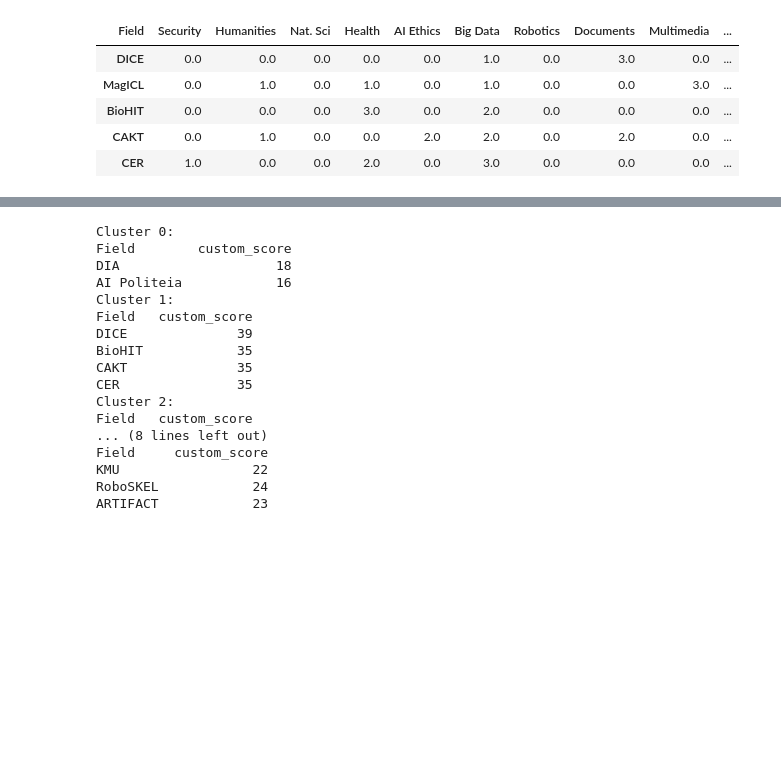
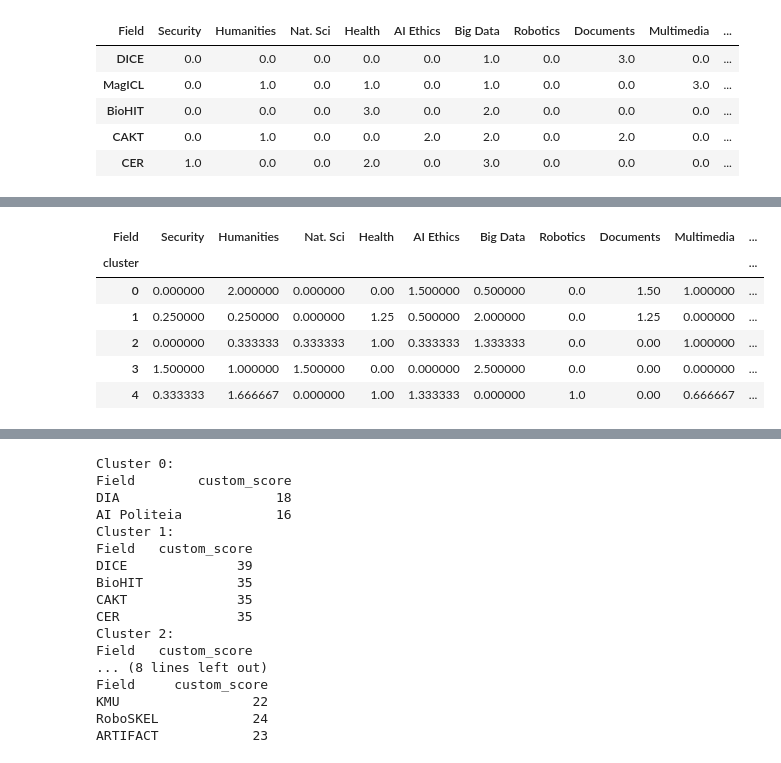
Before and after one commit to codegithubka/Deep-Autoencoder-Company-Segmentation, a Jupyter notebook: team_grouping_analysis.ipynb, the cells around one changed output, grey strips where cells are left out. Drawn from its saved outputs; the diff is of its cells as text; code cells hidden in the pictures; blank space fills up the shorter version.

```diff
--- a/team_grouping_analysis.ipynb
+++ b/team_grouping_analysis.ipynb
@@ -288,0 +302,11 @@ clustered_df = apply_clustering(df, num_clusters)
+# %%
+cluster_averages = clustered_df.groupby('cluster').mean().drop(columns='custom_score')
+cluster_averages.head()
+# %% [output]
+| Field | Security | Humanities | Nat. Sci | Health | AI Ethics | Big Data | Robotics | Documents | Multimedia | ... |
+| cluster |  |  |  |  |  |  |  |  |  | ... |
+| 0 | 0.000000 | 2.000000 | 0.000000 | 0.00 | 1.500000 | 0.500000 | 0.0 | 1.50 | 1.000000 | ... |
+| 1 | 0.250000 | 0.250000 | 0.000000 | 1.25 | 0.500000 | 2.000000 | 0.0 | 1.25 | 0.000000 | ... |
+| 2 | 0.000000 | 0.333333 | 0.333333 | 1.00 | 0.333333 | 1.333333 | 0.0 | 0.00 | 1.000000 | ... |
+| 3 | 1.500000 | 1.000000 | 1.500000 | 0.00 | 0.000000 | 2.500000 | 0.0 | 0.00 | 0.000000 | ... |
+| 4 | 0.333333 | 1.666667 | 0.000000 | 1.00 | 1.333333 | 0.000000 | 1.0 | 0.00 | 0.666667 | ... |
```
Also changed, not shown: parts of 8 cells of this notebook, 4 other files.
